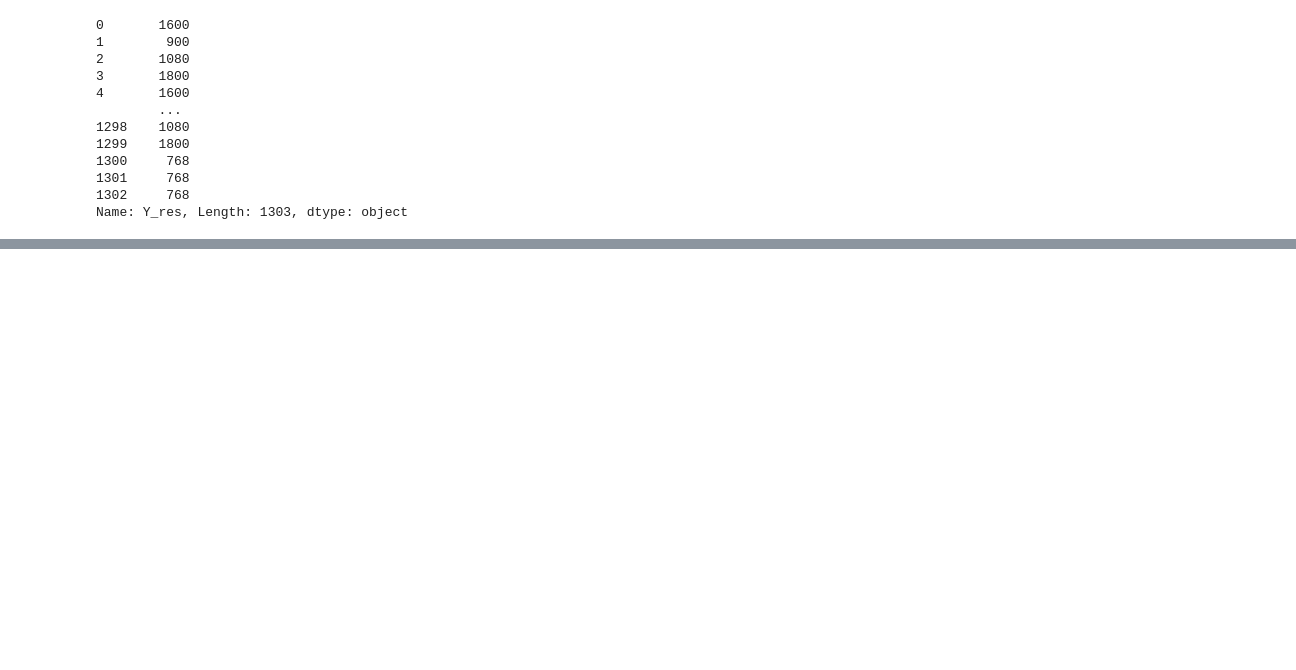
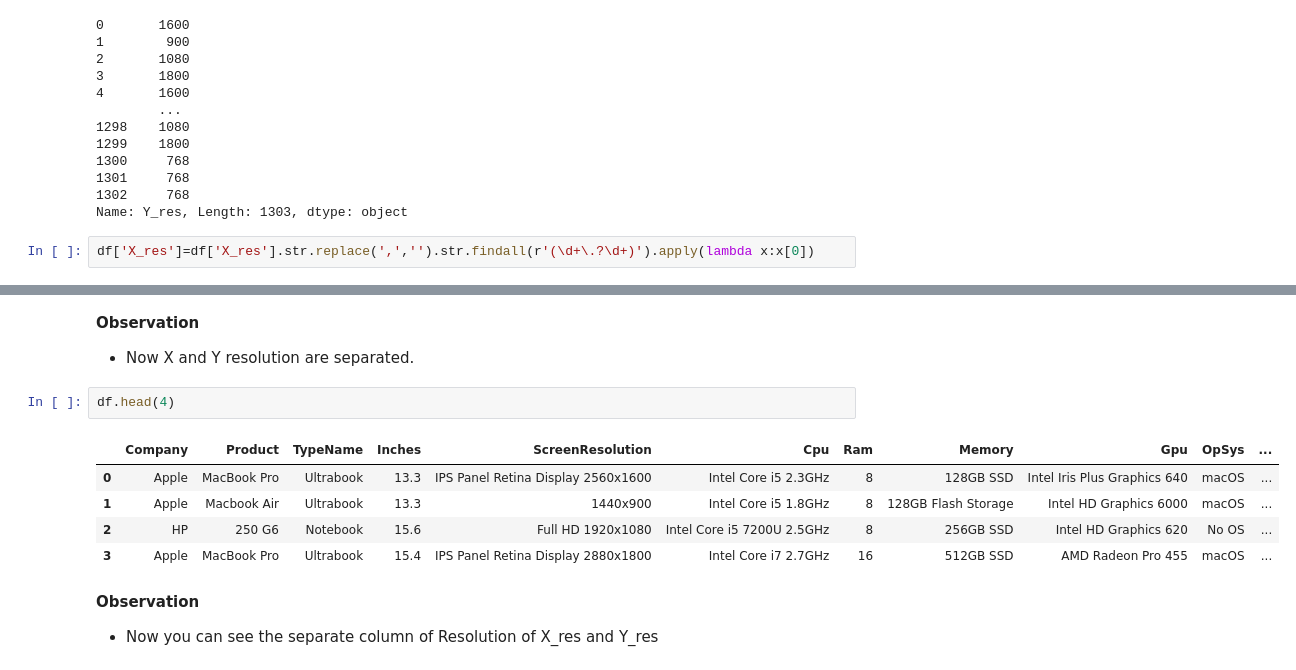
Before and after one commit to Sialsanwal/Data-Science, a Jupyter notebook: Laptop Price/Feature engineering and Modeling.ipynb, the cells around one changed output, grey strips where cells are left out. Cells and saved outputs as stored; diff of their text form; blank space fills up the shorter version.

```diff
--- a/Laptop Price/Feature engineering and Modeling.ipynb
+++ b/Laptop Price/Feature engineering and Modeling.ipynb
@@ -201,3 +201,4 @@ df.Y_res
 1302     768
 Name: Y_res, Length: 1303, dtype: object
 # %%
+df['X_res']=df['X_res'].str.replace(',','').str.findall(r'(\d+\.?\d+)').apply(lambda x:x[0])
@@ -205,0 +220,14 @@ Name: Y_res, Length: 1303, dtype: object
+# %% [markdown]
+**Observation**
+- Now X and Y resolution are separated.
+# %%
+df.head(4)
+# %% [output]
+|  | Company | Product | TypeName | Inches | ScreenResolution | Cpu | Ram | Memory | Gpu | OpSys | ... |
+| 0 | Apple | MacBook Pro | Ultrabook | 13.3 | IPS Panel Retina Display 2560x1600 | Intel Core i5 2.3GHz | 8 | 128GB SSD | Intel Iris Plus Graphics 640 | macOS | ... |
+| 1 | Apple | Macbook Air | Ultrabook | 13.3 | 1440x900 | Intel Core i5 1.8GHz | 8 | 128GB Flash Storage | Intel HD Graphics 6000 | macOS | ... |
+| 2 | HP | 250 G6 | Notebook | 15.6 | Full HD 1920x1080 | Intel Core i5 7200U 2.5GHz | 8 | 256GB SSD | Intel HD Graphics 620 | No OS | ... |
+| 3 | Apple | MacBook Pro | Ultrabook | 15.4 | IPS Panel Retina Display 2880x1800 | Intel Core i7 2.7GHz | 16 | 512GB SSD | AMD Radeon Pro 455 | macOS | ... |
+# %% [markdown]
+**Observation**
+- Now you can see the separate column of Resolution of X_res and Y_res
```
Also changed, not shown: parts of 13 cells of this notebook.
